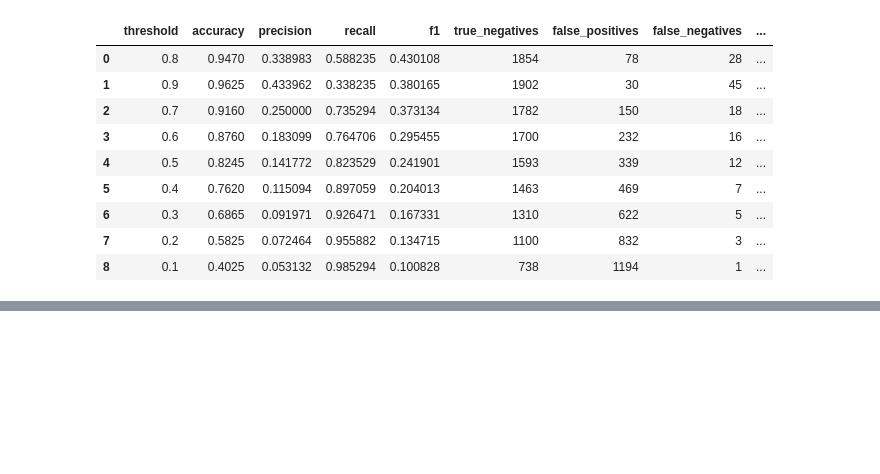
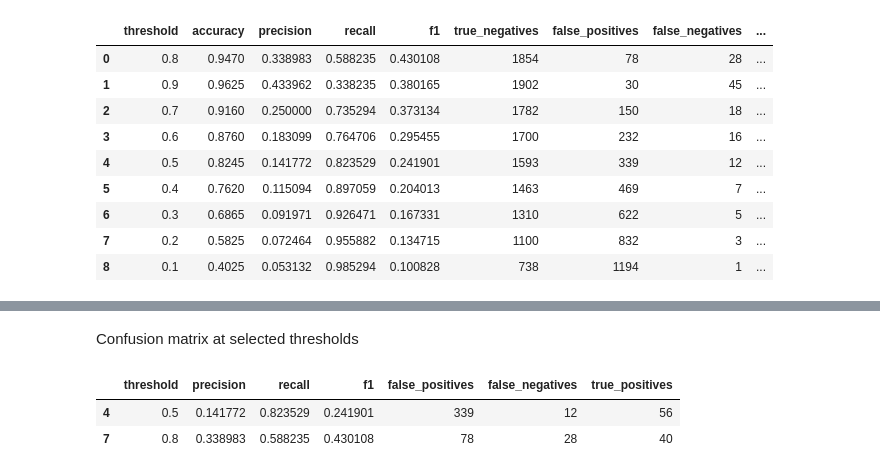
Before and after one commit to bottaceci/predictive-maintenance-ml, a Jupyter notebook: notebooks/01_baseline_results.ipynb, the cells around one changed output, grey strips where cells are left out. Drawn from its saved outputs; the diff is of its cells as text; code cells hidden in the pictures; blank space fills up the shorter version.

```diff
--- a/notebooks/01_baseline_results.ipynb
+++ b/notebooks/01_baseline_results.ipynb
@@ -136,0 +175,20 @@ threshold_results.sort_values("f1", ascending=False).reset_index(drop=True)
+# %% [markdown]
+Confusion matrix at selected thresholds
+# %%
+threshold_results[
+    threshold_results["threshold"].isin([0.5, 0.8])
+][
+    [
+        "threshold",
+        "precision",
+        "recall",
+        "f1",
+        "false_positives",
+        "false_negatives",
+        "true_positives",
+    ]
+]
+# %% [output]
+|  | threshold | precision | recall | f1 | false_positives | false_negatives | true_positives |
+| 4 | 0.5 | 0.141772 | 0.823529 | 0.241901 | 339 | 12 | 56 |
+| 7 | 0.8 | 0.338983 | 0.588235 | 0.430108 | 78 | 28 | 40 |
```
Also changed, not shown: parts of 5 cells of this notebook.
